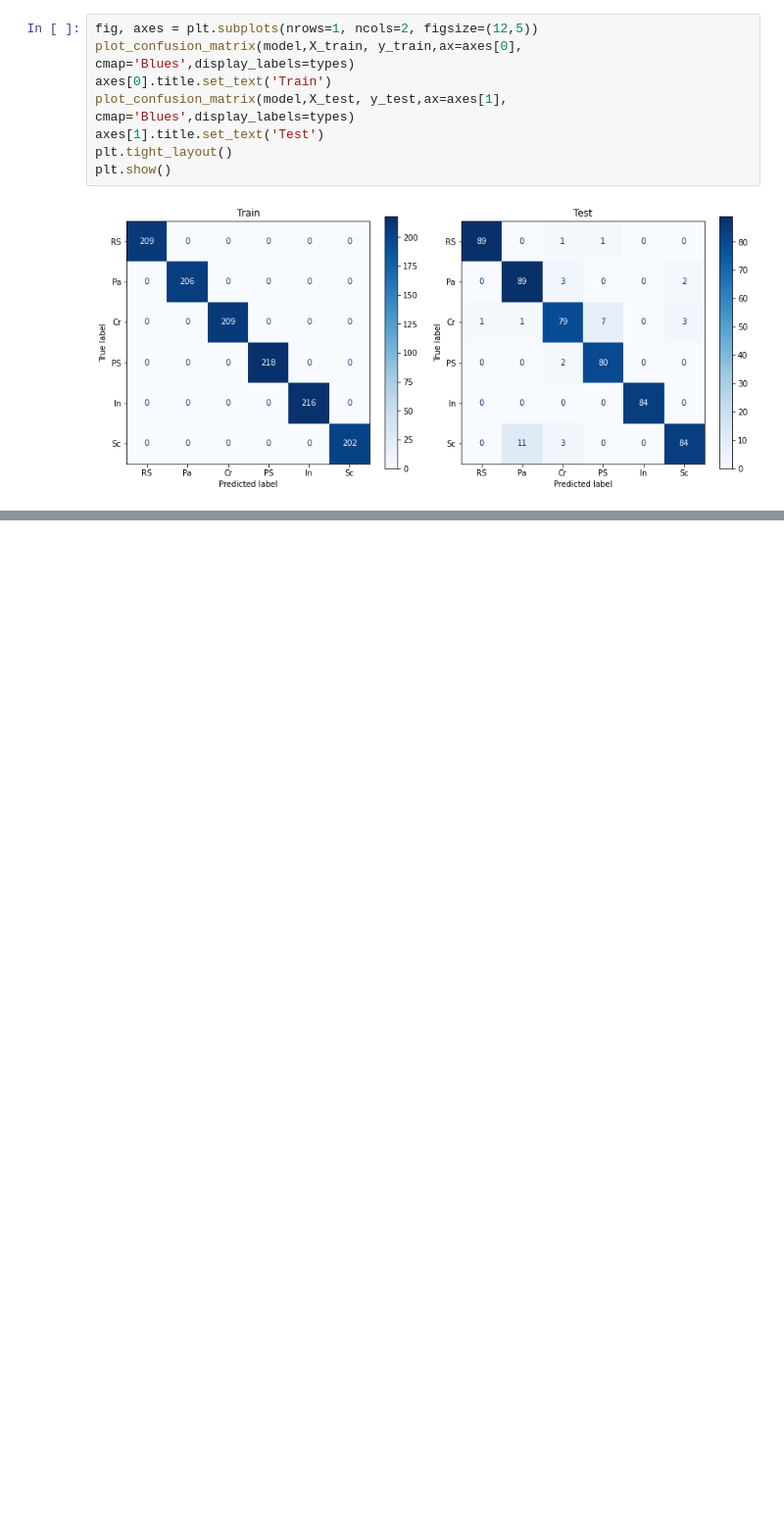
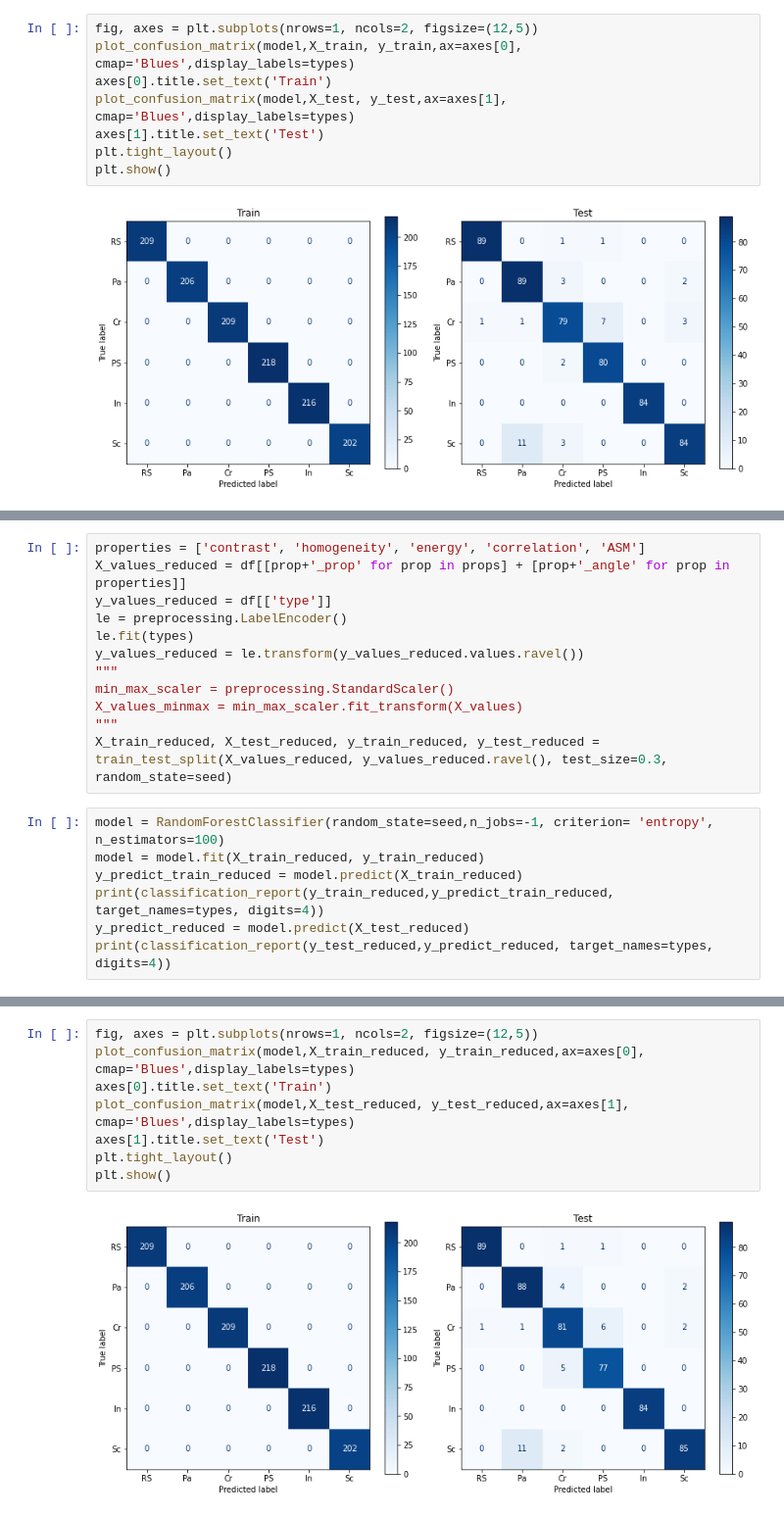
Before and after one commit to ULE-Informatica/NEU_surface_classification, a Jupyter notebook: test.ipynb, the cells around one changed output, grey strips where cells are left out. Shown at 98% size. Cells and saved outputs as stored; diff of their text form; blank space fills up the shorter version.

Commit message:
Reduce dimensionality

```diff
--- a/test.ipynb
+++ b/test.ipynb
@@ -174,0 +177,19 @@ plt.show()
+# %%
+properties = ['contrast', 'homogeneity', 'energy', 'correlation', 'ASM']
+X_values_reduced = df[[prop+'_prop' for prop in props] + [prop+'_angle' for prop in properties]]
+y_values_reduced = df[['type']]
+le = preprocessing.LabelEncoder()
+le.fit(types)
+y_values_reduced = le.transform(y_values_reduced.values.ravel())
+"""
+min_max_scaler = preprocessing.StandardScaler()
+X_values_minmax = min_max_scaler.fit_transform(X_values)
+"""
+X_train_reduced, X_test_reduced, y_train_reduced, y_test_reduced = train_test_split(X_values_reduced, y_values_reduced.ravel(), test_size=0.3, random_state=seed)
+# %%
+model = RandomForestClassifier(random_state=seed,n_jobs=-1, criterion= 'entropy', n_estimators=100)
+model = model.fit(X_train_reduced, y_train_reduced)
+y_predict_train_reduced = model.predict(X_train_reduced)
+print(classification_report(y_train_reduced,y_predict_train_reduced, target_names=types, digits=4))
+y_predict_reduced = model.predict(X_test_reduced)
+print(classification_report(y_test_reduced,y_predict_reduced, target_names=types, digits=4))
@@ -174,0 +214,10 @@ plt.show()
+# %%
+fig, axes = plt.subplots(nrows=1, ncols=2, figsize=(12,5))
+plot_confusion_matrix(model,X_train_reduced, y_train_reduced,ax=axes[0], cmap='Blues',display_labels=types)
+axes[0].title.set_text('Train')
+plot_confusion_matrix(model,X_test_reduced, y_test_reduced,ax=axes[1], cmap='Blues',display_labels=types)
+axes[1].title.set_text('Test')
+plt.tight_layout()
+plt.show()
+# %% [output]
+[figure, added]
```
Also changed, not shown: parts of 2 cells of this notebook.
